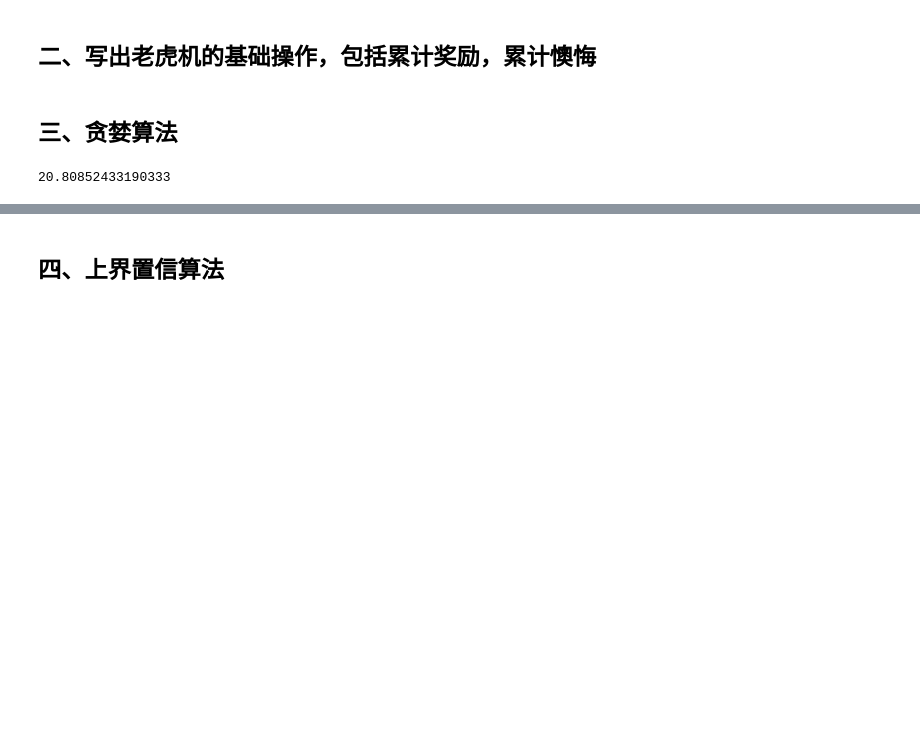
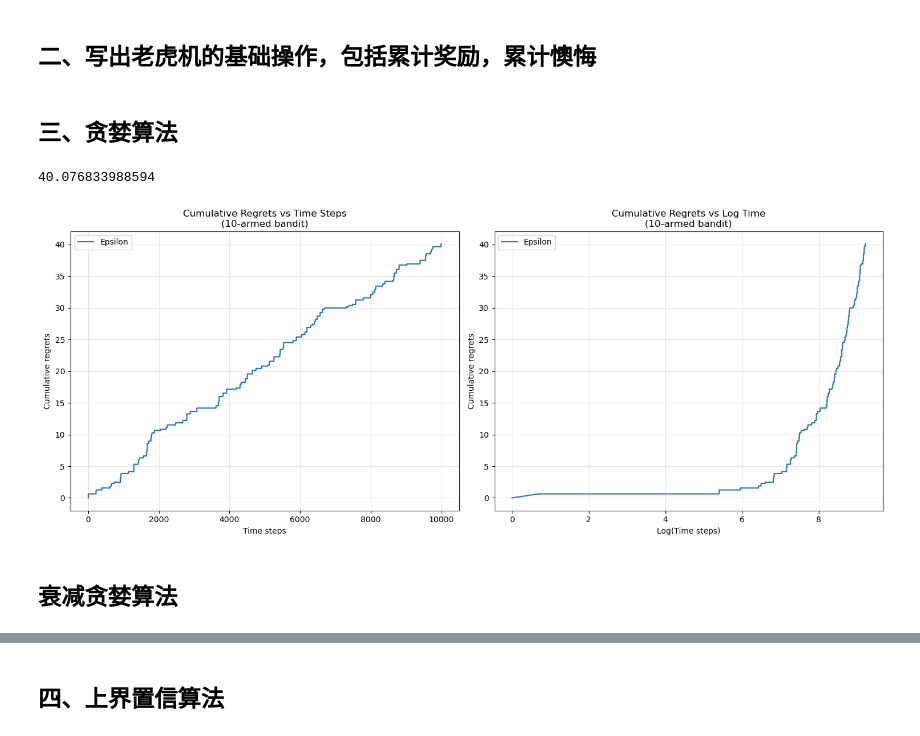
Before and after one commit to cancanword-newnew/daily_learning_notes, a Jupyter notebook: reinforce_learning/Multi-armed_bindit.ipynb, the cells around one changed output, grey strips where cells are left out. Cells and saved outputs as stored; diff of their text form; code cells hidden in the pictures; blank space fills up the shorter version.

```diff
--- a/reinforce_learning/Multi-armed_bindit.ipynb
+++ b/reinforce_learning/Multi-armed_bindit.ipynb
@@ -59,3 +76,34 @@ class Solver:
+# %%
+def plot_results(solvers, solver_names):
+    """生成累积懊悔随时间变化的图像，包括线性时间和对数时间两种视图"""
+
+    # 创建包含两个子图的画布
+    fig, (ax1, ax2) = plt.subplots(1, 2, figsize=(15, 6))
+
+    # 第一张图：线性时间尺度
+    for idx, solver in enumerate(solvers):
+        time_list = range(len(solver.regrets))
+        ax1.plot(time_list, solver.regrets, label=solver_names[idx])
+    ax1.set_xlabel('Time steps')
+    ax1.set_ylabel('Cumulative regrets')
+    ax1.set_title('Cumulative Regrets vs Time Steps\n(%d-armed bandit)' % solvers[0].bandit.k)
+    ax1.legend()
+    ax1.grid(True, alpha=0.3)
+
+    # 第二张图：对数时间尺度
+    for idx, solver in enumerate(solvers):
+        # 使用对数时间尺度，避免log(0)的问题
+        time_list = range(1, len(solver.regrets) + 1)  # 从1开始
+        log_time = np.log(time_list)
+        ax2.plot(log_time, solver.regrets, label=solver_names[idx])
+    ax2.set_xlabel('Log(Time steps)')
+    ax2.set_ylabel('Cumulative regrets')
+    ax2.set_title('Cumulative Regrets vs Log Time\n(%d-armed bandit)' % solvers[0].bandit.k)
+    ax2.legend()
+    ax2.grid(True, alpha=0.3)
+
+    plt.tight_layout()
+    plt.show()
 # %%
 class EpsilonGreedy(Solver):
     def __init__(self,bandit,epsilon=0.01,init_prob=1.0):
@@ -74,7 +122,11 @@ class EpsilonGreedy(Solver):
 # %%
 np.random.seed(1)
 solver=EpsilonGreedy(machine,epsilon=0.01)
-solver.run(5000)
+solver.run(10000)
 print(solver.regret)
+plot_results([solver],["Epsilon"])
 # %% [output]
-20.80852433190333
+40.076833988594
+[figure, added]
+# %% [markdown]
+## 衰减贪婪算法
```
Also changed, not shown: parts of 10 cells of this notebook, 4 other files.
